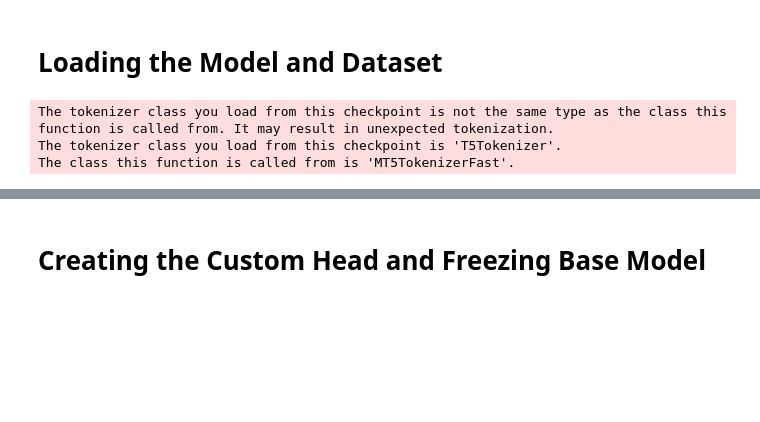
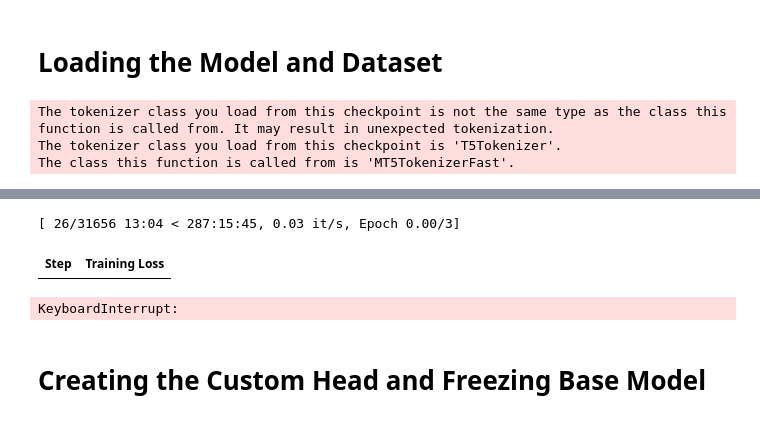
Before and after one commit to DouaaBennoune/news_ai_summarizer, a Jupyter notebook: arabic_news_summarizer.ipynb, the cells around one changed output, grey strips where cells are left out. Cells and saved outputs as stored; diff of their text form; code cells hidden in the pictures; blank space fills up the shorter version.

```diff
--- a/arabic_news_summarizer.ipynb
+++ b/arabic_news_summarizer.ipynb
@@ -150,0 +226,34 @@ The class this function is called from is 'MT5TokenizerFast'.
+# %%
+tokenized_datasets = dataset.map(preprocess_function, batched=True)
+training_args = TrainingArguments(
+    output_dir="./results",
+    eval_steps=500,
+    learning_rate=5e-5,
+    per_device_train_batch_size=4,
+    per_device_eval_batch_size=4,
+    weight_decay=0.01,
+    save_total_limit=2,
+    num_train_epochs=3,
+    logging_dir="./logs",
+    report_to="none",
+    save_steps=500,
+    # Lower the batch size if you encounter memory issues
+)
+# %%
+trainer = Trainer(
+    model=base_model,
+    args=training_args,
+    train_dataset=tokenized_datasets["train"],
+    eval_dataset=tokenized_datasets["test"],
+)
+
+# Train the model
+trainer.train()
+
+# Save the model
+trainer.save_model("./arabic_news_summarizer")
+tokenizer.save_pretrained("./arabic_news_summarizer")
+# %% [output]
+[ 26/31656 13:04 < 287:15:45, 0.03 it/s, Epoch 0.00/3]
+| Step | Training Loss |
+KeyboardInterrupt:
```
Also changed, not shown: parts of 8 cells of this notebook.
